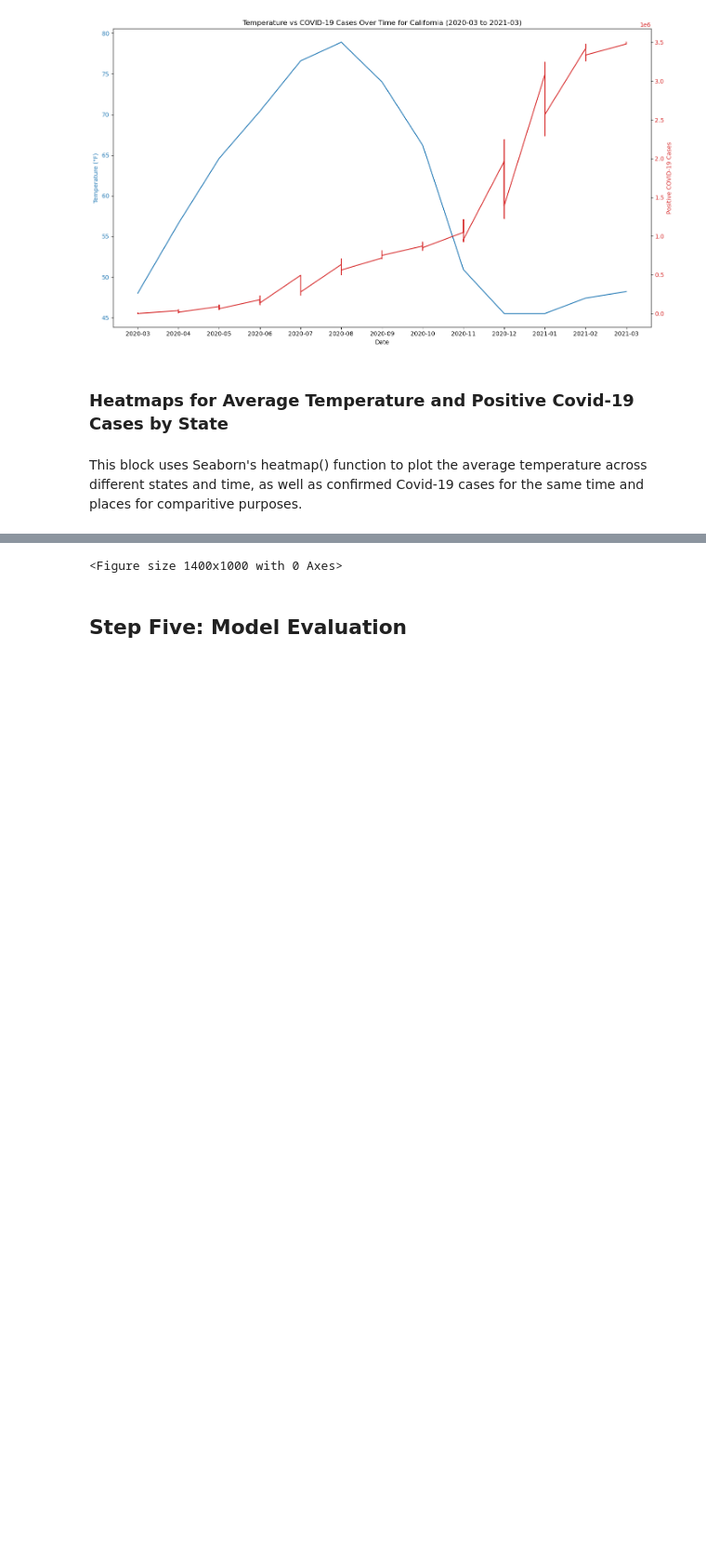
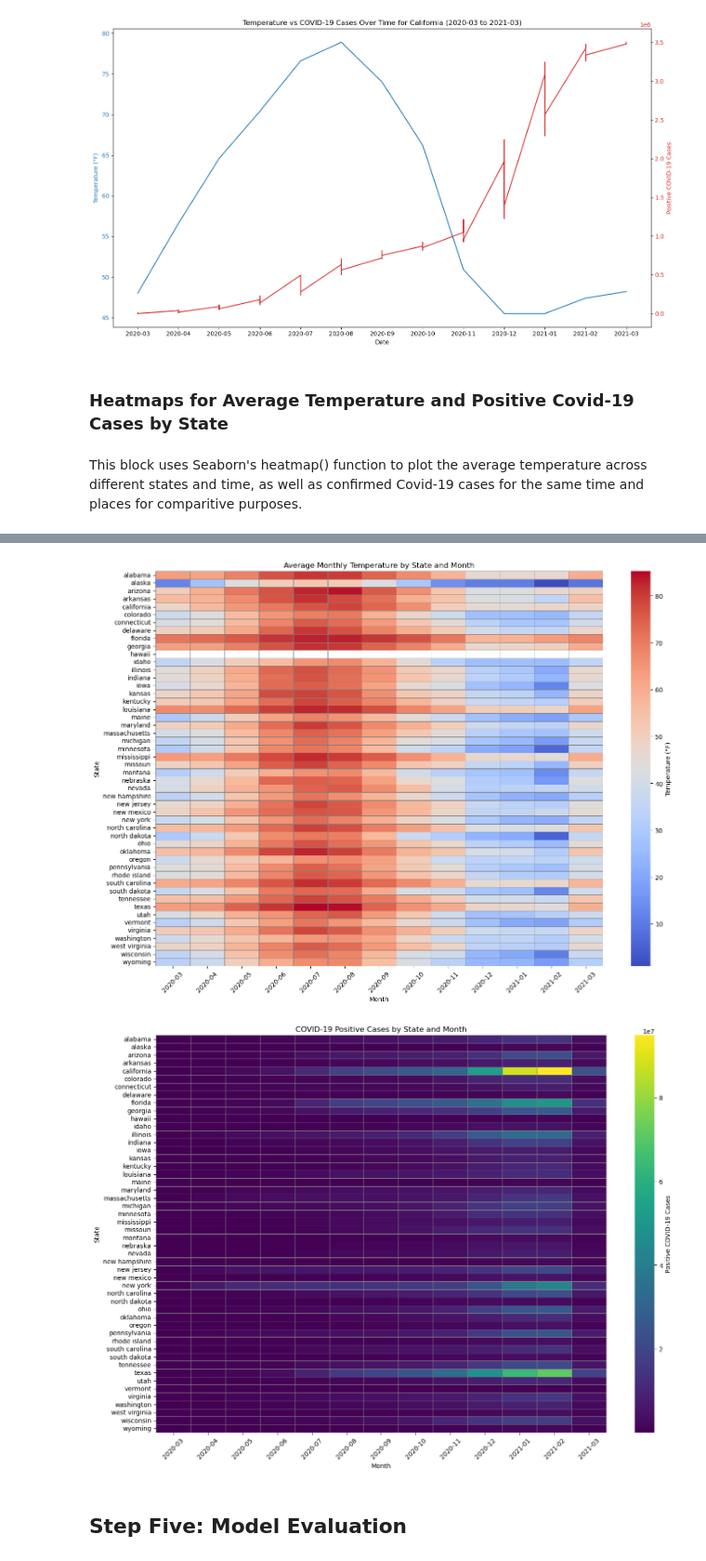
Before and after one commit to leblanc-gavin/leblanc-gavin.github.io, a Jupyter notebook: FinalTutorialFinale.ipynb, the cells around one changed output, grey strips where cells are left out. Shown at 93% size. Saved outputs shown, nothing was run; the diff lists cells and outputs as text; code cells hidden in the pictures; blank space fills up the shorter version.

```diff
--- a/FinalTutorialFinale.ipynb
+++ b/FinalTutorialFinale.ipynb
@@ -302,28 +296,40 @@ for state in states_to_plot:
 # %% [markdown]
 This block uses Seaborn's heatmap() function to plot the average temperature across different states and time, as well as confirmed Covid-19 cases for the same time and places for comparitive purposes.
 # %%
+# Check for duplicate entries
+duplicates = merged_data[merged_data.duplicated(subset=['State', 'Date'], keep=False)]
+print("Duplicate Entries:")
+print(duplicates)
+
+# Resolve duplicates by aggregating
+merged_data = merged_data.groupby(['State', 'Date'], as_index=False).agg({
+    'Temp (F)': 'mean',            # Average temperature
+    'Positive Cases': 'sum',       # Sum COVID-19 cases
+    'Deaths': 'sum'                # Sum deaths if needed
+})
+
+# Pivot data for heatmaps
+heatmap_temp_data = merged_data.pivot(index='State', columns='Date', values='Temp (F)')
+heatmap_cases_data = merged_data.pivot(index='State', columns='Date', values='Positive Cases')
+
+# Plot heatmap for temperature
+import matplotlib.pyplot as plt
 import seaborn as sns
-import matplotlib.pyplot as plt
 
-# plotting the heatmap for average temperature by state over time
 plt.figure(figsize=(14, 10))
-ax_temp = sns.heatmap(heatmap_data, cmap='coolwarm', linewidths=0.5, linecolor='gray')
-colorbar_temp = ax_temp.collections[0].colorbar
-colorbar_temp.set_label('Temperature (°F)')  # Added label for the color bar
-plt.title('Average Temperature by State and Date')
-plt.xlabel('Date')
+sns.heatmap(heatmap_temp_data, cmap='coolwarm', linewidths=0.5, linecolor='gray', cbar_kws={'label': 'Temperature (°F)'})
+plt.title('Average Monthly Temperature by State and Month')
+plt.xlabel('Month')
 plt.ylabel('State')
 plt.xticks(rotation=45)
 plt.tight_layout()
 plt.show()
 
-# plotting the heatmap for covid-19 positive cases by state over time
+# Plot heatmap for COVID-19 positive cases
 plt.figure(figsize=(14, 10))
-ax_cases = sns.heatmap(heatmap_cases_data, cmap='viridis', linewidths=0.5, linecolor='gray')
-colorbar_cases = ax_cases.collections[0].colorbar
-colorbar_cases.set_label('Positive COVID-19 Cases (in millions)')  # Added label for the color bar
-plt.title('COVID-19 Positive Cases by State and Date')
-plt.xlabel('Date')
+sns.heatmap(heatmap_cases_data, cmap='viridis', linewidths=0.5, linecolor='gray', cbar_kws={'label': 'Positive COVID-19 Cases'})
+plt.title('COVID-19 Positive Cases by State and Month')
+plt.xlabel('Month')
 plt.ylabel('State')
 plt.xticks(rotation=45)
 plt.tight_layout()
@@ -333,4 +353,5 @@ NameError: name 'heatmap_data' is not defined
-<Figure size 1400x1000 with 0 Axes>
+[figure, added]
+[figure, added]
 # %% [markdown]
 ## Step Five: Model Evaluation
 # %%
```
Also changed, not shown: parts of 4 cells of this notebook, 1 other file.
